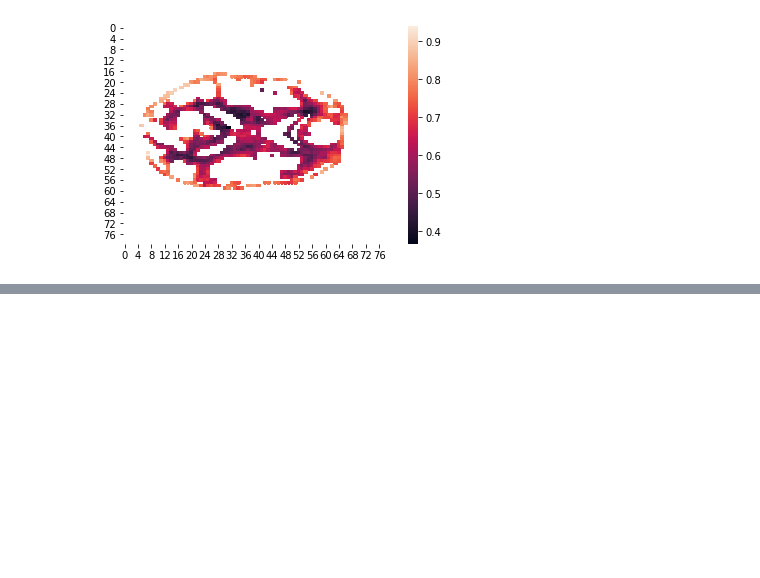
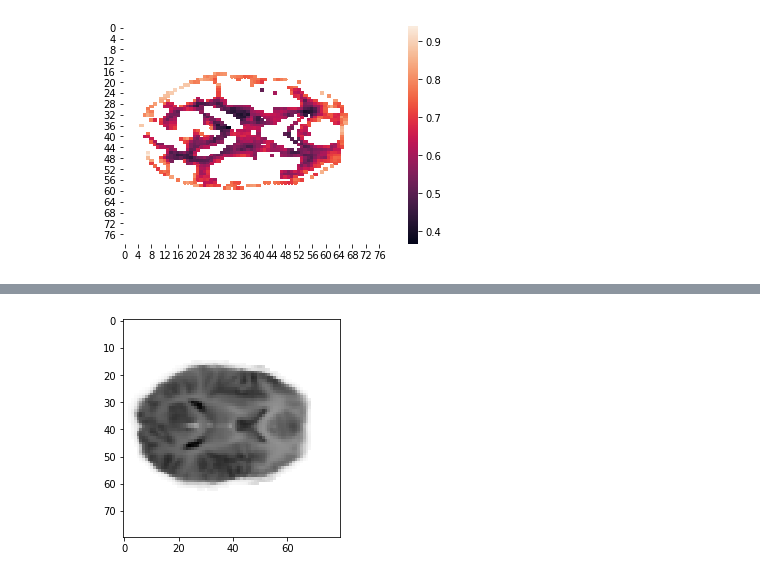
Before and after one commit to WeberLab/FractalDimension, a Jupyter notebook: Phys_Sig_Scripts_Multiprocessor.ipynb, the cells around one changed output, grey strips where cells are left out. Cells and saved outputs as stored; diff of their text form; code cells hidden in the pictures; blank space fills up the shorter version.

Commit message:
Updated scripts and Jupyter notebook for FracTool_Final

```diff
--- a/Phys_Sig_Scripts_Multiprocessor.ipynb
+++ b/Phys_Sig_Scripts_Multiprocessor.ipynb
@@ -1016,3 +1016,83 @@ Hurst avg 0.6282045206539435
 [figure]
 [figure]
 [figure]
+# %%
+import multiprocessing
+from joblib import Parallel, delayed
+import os
+import nibabel as nib
+import numpy as np
+import seaborn as sns
+import matplotlib.pyplot as plt
+
+from ipynb.fs.defs.Fractool_Current_fGn_Only import FracTool
+
+
+
+#load sample slice and convert to np array
+example_slice = 'sub-06_500tp_filtered_func_data_clean.nii.gz'
+slice_img = nib.load(example_slice, mmap=False)
+slice_array = slice_img.get_fdata()
+slice_sq = slice_array[:,:,15,:]
+print(slice_sq.shape)
+
+#images of slice:
+#imgplot = plt.imshow(slice_sq[:,:,1])
+imgplot = plt.imshow(slice_sq[:,:,1],cmap='Greys',  interpolation='nearest')
+plt.show()
+
+[N1,N2,N3] = slice_sq.shape
+row = np.arange(0,N1)
+column = np.arange(0,N2)
+TR = 2.0 #temporal resolution of signal
+
+def FracTool_voxel(i, j):
+    '''This function returns the Hurst coefficient and class of each voxel in the fMRI slice'''
+    global TR
+    rawbold = (slice_sq[i,j])
+    result = FracTool(rawbold, TR) #run Fractool on each signal in signal array
+    H_val = result[1] #result[1] of FracTool is Hurst value
+    Class_val = result[0] #result[0] of FracTool is Class
+    return result
+
+#multiprocessing for loop
+num_cores = multiprocessing.cpu_count()
+output = Parallel(n_jobs=num_cores)(delayed(FracTool_voxel)(i,j) for i in row for j in column)
+
+output = np.array(output)
+output = output.astype(np.float64)
+
+Class_matrix = output[:,0]
+Hurst_matrix = output[:,1]
+Beta_matrix = output[:,2]
+
+
+
+Class_matrix = Class_matrix.reshape(N1,N2)
+Class_map = sns.heatmap(Class_matrix, vmin=0, vmax=3)
+Class_fig = Class_map.get_figure()
+#Class_fig.savefig('Class_Heatmap.png')
+plt.show()
+
+Beta_matrix = Beta_matrix.reshape(N1,N2)
+np.savetxt('Beta_matrix.txt',Beta_matrix,fmt='%.2f')
+Beta_map = sns.heatmap(Beta_matrix, vmin=1, vmax=3)
+Beta_fig = Beta_map.get_figure()
+Beta_fig.suptitle('Beta')
+Beta_fig.savefig('Beta_Heatmap.png')
+plt.show()
+
+Beta_matrix = Beta_matrix.reshape(N1,N2)
+np.savetxt('Beta_matrix.txt',Beta_matrix,fmt='%.2f')
+Beta_map = sns.heatmap(Beta_matrix, vmin=-1, vmax=2)
+Beta_fig = Beta_map.get_figure()
+Beta_fig.suptitle('Beta')
+Beta_fig.savefig('Beta_Heatmap.png')
+plt.show()
+
+Hurst_matrix = Hurst_matrix.reshape(N1,N2)
+Hurst_map = sns.heatmap(Hurst_matrix)
+Hurst_fig = Hurst_map.get_figure()
+#Hurst_fig.savefig('Hurst_Heatmap.png')
+plt.show()
+# %% [output]
@@ -1018,0 +1100 @@ Hurst avg 0.6282045206539435
+[figure, added]
```
Also changed, not shown: parts of 2 cells of this notebook, 26 other files.
